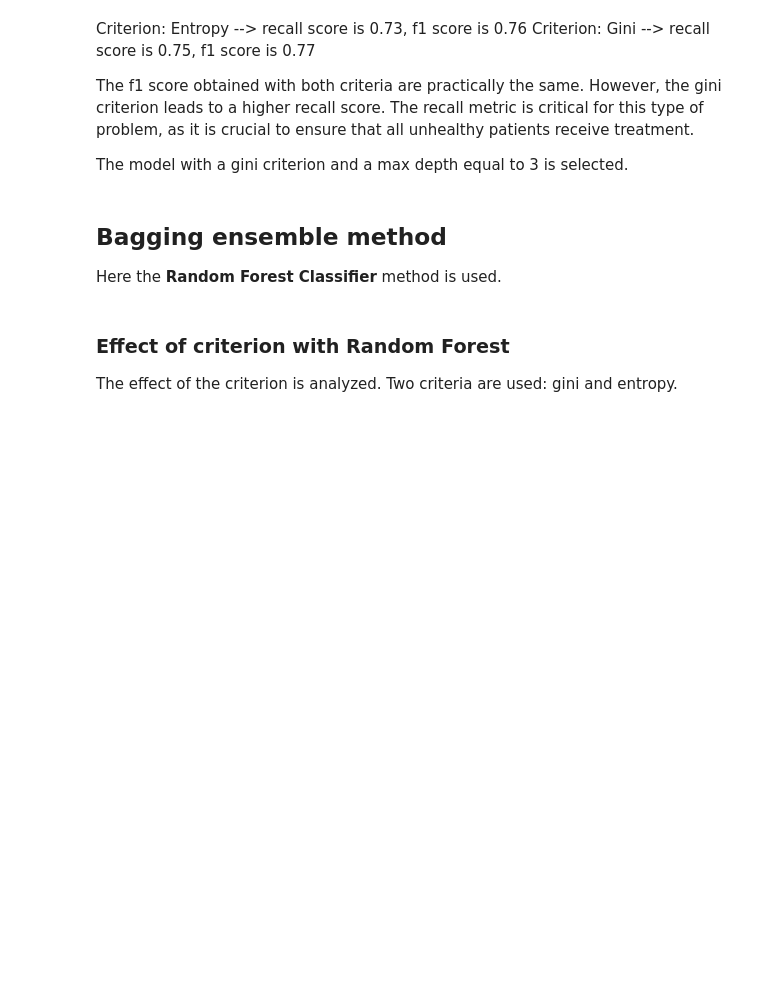
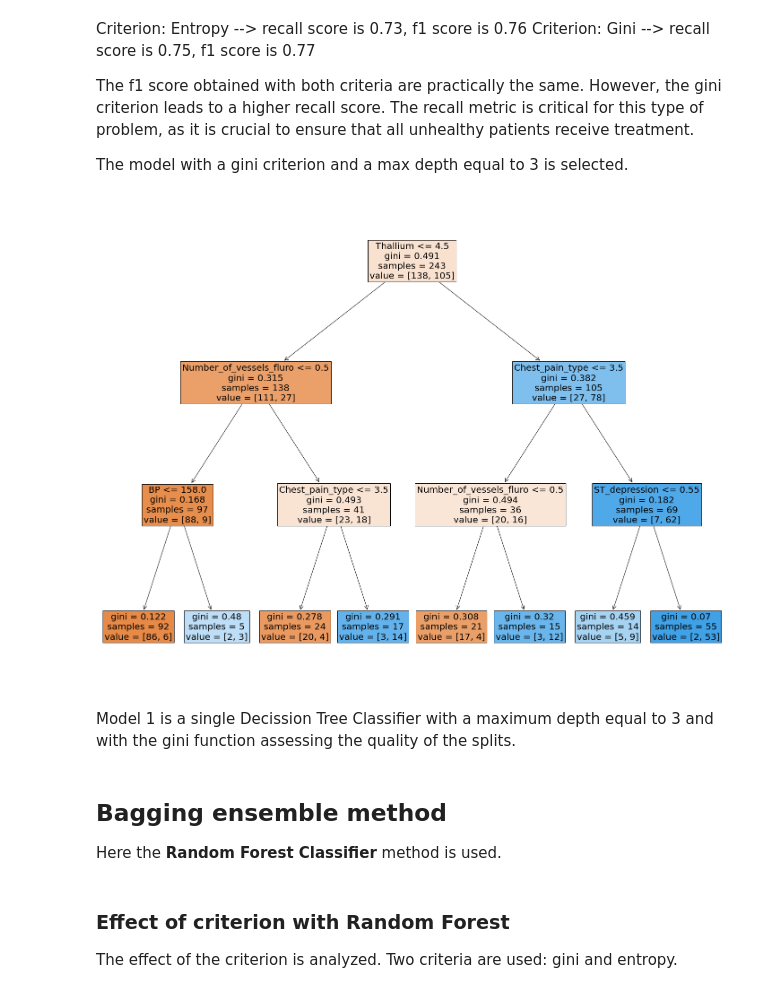
Before and after one commit to AlejandroSepulvedaGuatecique/Projects-in-Ml-and-AI-, a Jupyter notebook: HW2/HW2_Ensemble_Learning.ipynb, the cells around one changed output. Saved outputs shown, nothing was run; the diff lists cells and outputs as text; code cells hidden in the pictures; blank space fills up the shorter version.

```diff
--- a/HW2/HW2_Ensemble_Learning.ipynb
+++ b/HW2/HW2_Ensemble_Learning.ipynb
@@ -170,6 +170,20 @@ The f1 score obtained with both criteria are practically the same. However, the
 The model with a gini criterion and a max depth equal to 3 is selected.
 # %%
 model_1 = DecisionTreeClassifier(criterion='gini',max_depth=3)
+# %%
+features_name = list(('Height','Age', 'Sex', 'Chest_pain_type', 'BP', 'Cholesterol', 'FBS_over_120',
+        'EKG_results', 'Max_HR', 'Exercise_angina', 'ST_depression',
+        'Slope_of_ST', 'Number_of_vessels_fluro', 'Thallium'))
+# %%
+from sklearn import tree
+
+model_1.fit(X_train,y_train)
+fig = plt.figure(figsize=(25,20))
+_ = tree.plot_tree(model_1,feature_names=features_name,filled=True,fontsize=20)
+# %% [output]
+[figure, added]
+# %% [markdown]
+Model 1 is a single Decission Tree Classifier with a maximum depth equal to 3 and with the gini function assessing the quality of the splits.
 # %% [markdown]
 ## Bagging ensemble method
 
```
Also changed, not shown: parts of 5 cells of this notebook.
